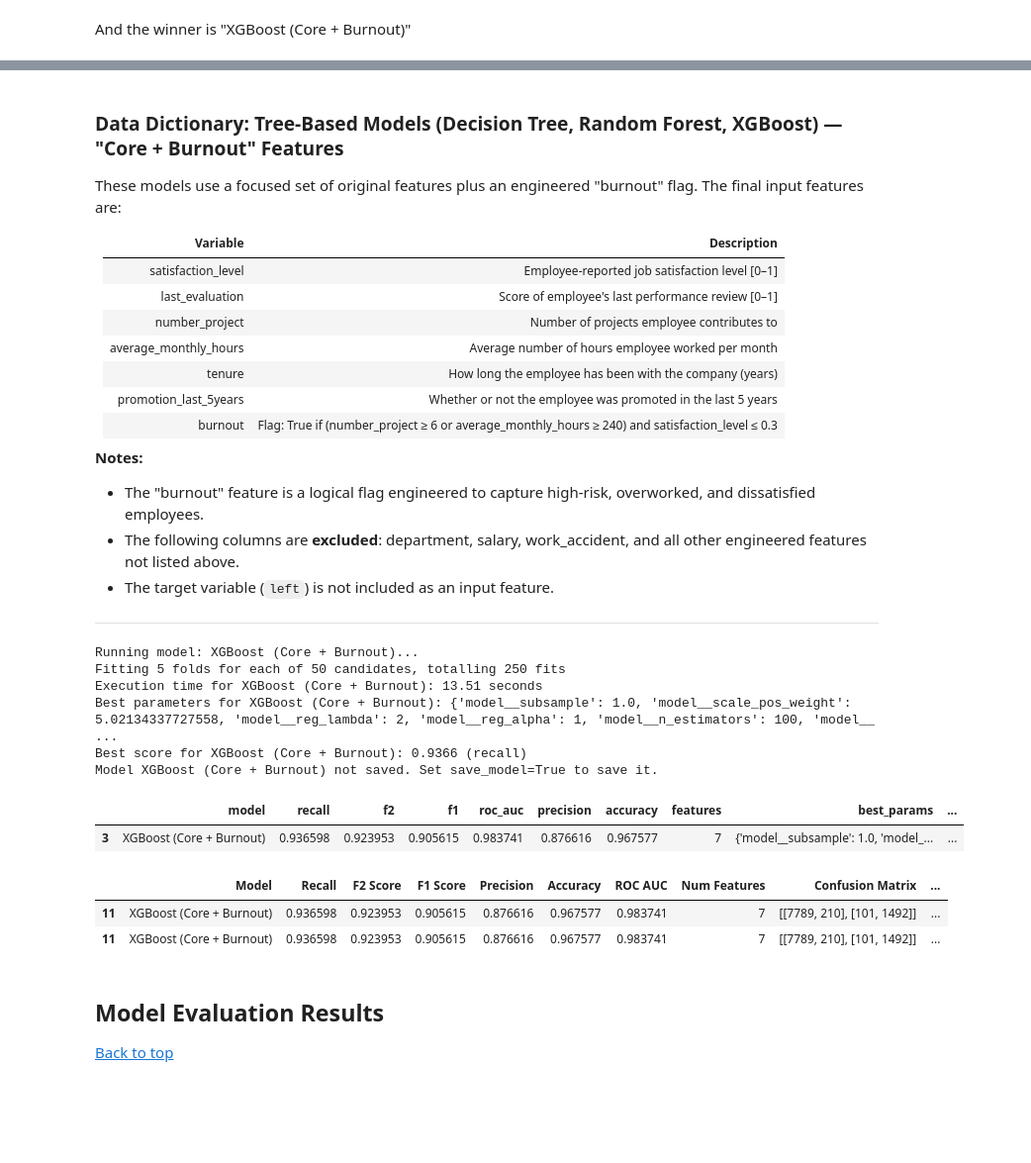
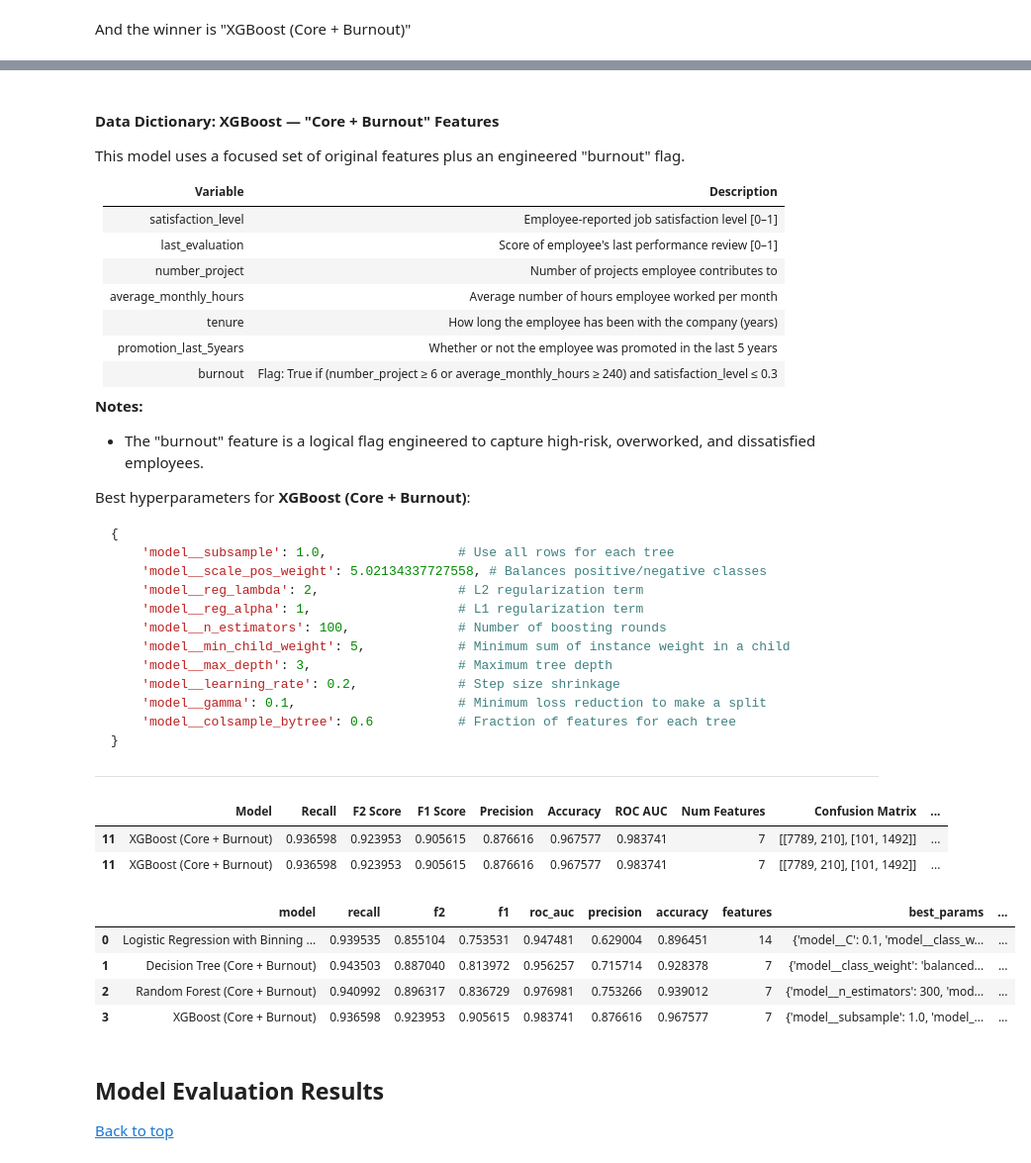
Before and after one commit to johbry17/Salifort-Employee-Churn-ml, a Jupyter notebook: notebooks/models.ipynb, the cells around one changed output, grey strips where cells are left out. Shown at 99% size. Cells and saved outputs as stored; diff of their text form; code cells hidden in the pictures; blank space fills up the shorter version.

Commit message:
feat: convert css to sass, add hyperparameters markdown to models.ipynb

````diff
--- a/notebooks/models.ipynb
+++ b/notebooks/models.ipynb
@@ -1642,7 +1700,7 @@ And the winner is "XGBoost (Core + Burnout)"
 # %% [markdown]
-### Data Dictionary: Tree-Based Models (Decision Tree, Random Forest, XGBoost) — "Core + Burnout" Features
+#### Data Dictionary: XGBoost — "Core + Burnout" Features
 
-These models use a focused set of original features plus an engineered "burnout" flag. The final input features are:
+This model uses a focused set of original features plus an engineered "burnout" flag.
 
 | Variable                | Description                                                                                       |
 |-------------------------|---------------------------------------------------------------------------------------------------|
@@ -1656,31 +1714,25 @@ These models use a focused set of original features plus an engineered "burnout"
 
 **Notes:**
 - The "burnout" feature is a logical flag engineered to capture high-risk, overworked, and dissatisfied employees.
-- The following columns are **excluded**: department, salary, work_accident, and all other engineered features not listed above.
-- The target variable (`left`) is not included as an input feature.
+
+Best hyperparameters for **XGBoost (Core + Burnout)**:
+
+```python
+{
+    'model__subsample': 1.0,                 # Use all rows for each tree
+    'model__scale_pos_weight': 5.02134337727558, # Balances positive/negative classes
+    'model__reg_lambda': 2,                  # L2 regularization term
+    'model__reg_alpha': 1,                   # L1 regularization term
+    'model__n_estimators': 100,              # Number of boosting rounds
+    'model__min_child_weight': 5,            # Minimum sum of instance weight in a child
+    'model__max_depth': 3,                   # Maximum tree depth
+    'model__learning_rate': 0.2,             # Step size shrinkage
+    'model__gamma': 0.1,                     # Minimum loss reduction to make a split
+    'model__colsample_bytree': 0.6           # Fraction of features for each tree
+}
+```
 
 ---
-# %%
-xgb_config = [
-    cfg for cfg in rf_xgb_fe2_configs if cfg["name"] == "XGBoost (Core + Burnout)"
-]
-results_training = run_model_evaluation(
-    xgb_config,
-    results_df=results_training,
-    scoring=scoring,
-    search_type="random",
-    n_iter=50,
-)
-results_training[results_training["model"] == "XGBoost (Core + Burnout)"]
-# %% [output]
-Running model: XGBoost (Core + Burnout)...
-Fitting 5 folds for each of 50 candidates, totalling 250 fits
-Execution time for XGBoost (Core + Burnout): 13.51 seconds
-Best parameters for XGBoost (Core + Burnout): {'model__subsample': 1.0, 'model__scale_pos_weight': 5.02134337727558, 'model__reg_lambda': 2, 'model__reg_alpha': 1, 'model__n_estimators': 100, 'model__ ...
-Best score for XGBoost (Core + Burnout): 0.9366 (recall)
-Model XGBoost (Core + Burnout) not saved. Set save_model=True to save it.
-|  | model | recall | f2 | f1 | roc_auc | precision | accuracy | features | best_params | ... |
-| 3 | XGBoost (Core + Burnout) | 0.936598 | 0.923953 | 0.905615 | 0.983741 | 0.876616 | 0.967577 | 7 | {'model__subsample': 1.0, 'model_... | ... |
 # %%
 confirm = pd.concat(
     [
@@ -1695,6 +1747,17 @@ confirm
 |  | Model | Recall | F2 Score | F1 Score | Precision | Accuracy | ROC AUC | Num Features | Confusion Matrix | ... |
 | 11 | XGBoost (Core + Burnout) | 0.936598 | 0.923953 | 0.905615 | 0.876616 | 0.967577 | 0.983741 | 7 | [[7789, 210], [101, 1492]] | ... |
 | 11 | XGBoost (Core + Burnout) | 0.936598 | 0.923953 | 0.905615 | 0.876616 | 0.967577 | 0.983741 | 7 | [[7789, 210], [101, 1492]] | ... |
+# %%
+results_training.to_csv(
+    "../results/winning_model_evaluation_results.csv", index=False
+)
+results_training
+# %% [output]
+|  | model | recall | f2 | f1 | roc_auc | precision | accuracy | features | best_params | ... |
+| 0 | Logistic Regression with Binning ... | 0.939535 | 0.855104 | 0.753531 | 0.947481 | 0.629004 | 0.896451 | 14 | {'model__C': 0.1, 'model__class_w... | ... |
+| 1 | Decision Tree (Core + Burnout) | 0.943503 | 0.887040 | 0.813972 | 0.956257 | 0.715714 | 0.928378 | 7 | {'model__class_weight': 'balanced... | ... |
+| 2 | Random Forest (Core + Burnout) | 0.940992 | 0.896317 | 0.836729 | 0.976981 | 0.753266 | 0.939012 | 7 | {'model__n_estimators': 300, 'mod... | ... |
+| 3 | XGBoost (Core + Burnout) | 0.936598 | 0.923953 | 0.905615 | 0.983741 | 0.876616 | 0.967577 | 7 | {'model__subsample': 1.0, 'model_... | ... |
 # %% [markdown]
 <a id="model-evaluation-results"></a>
 
````
Also changed, not shown: parts of 31 cells of this notebook, 6 other files.
